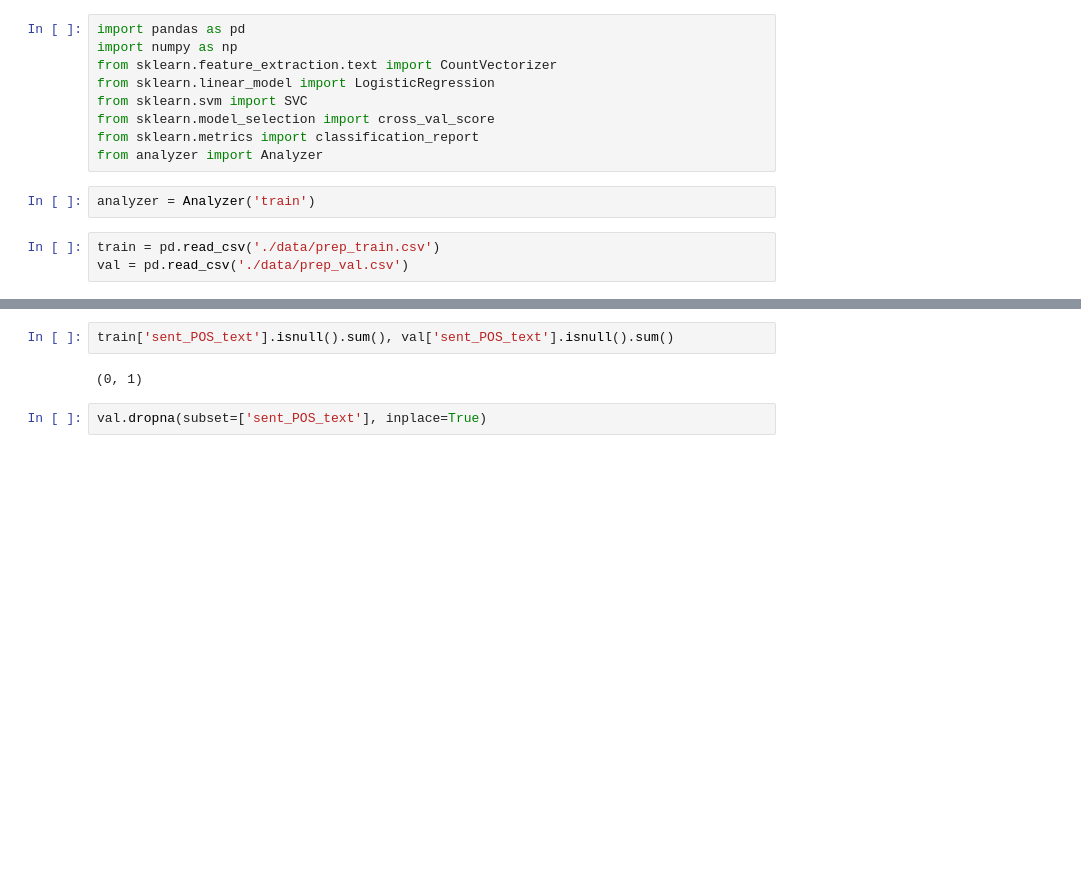
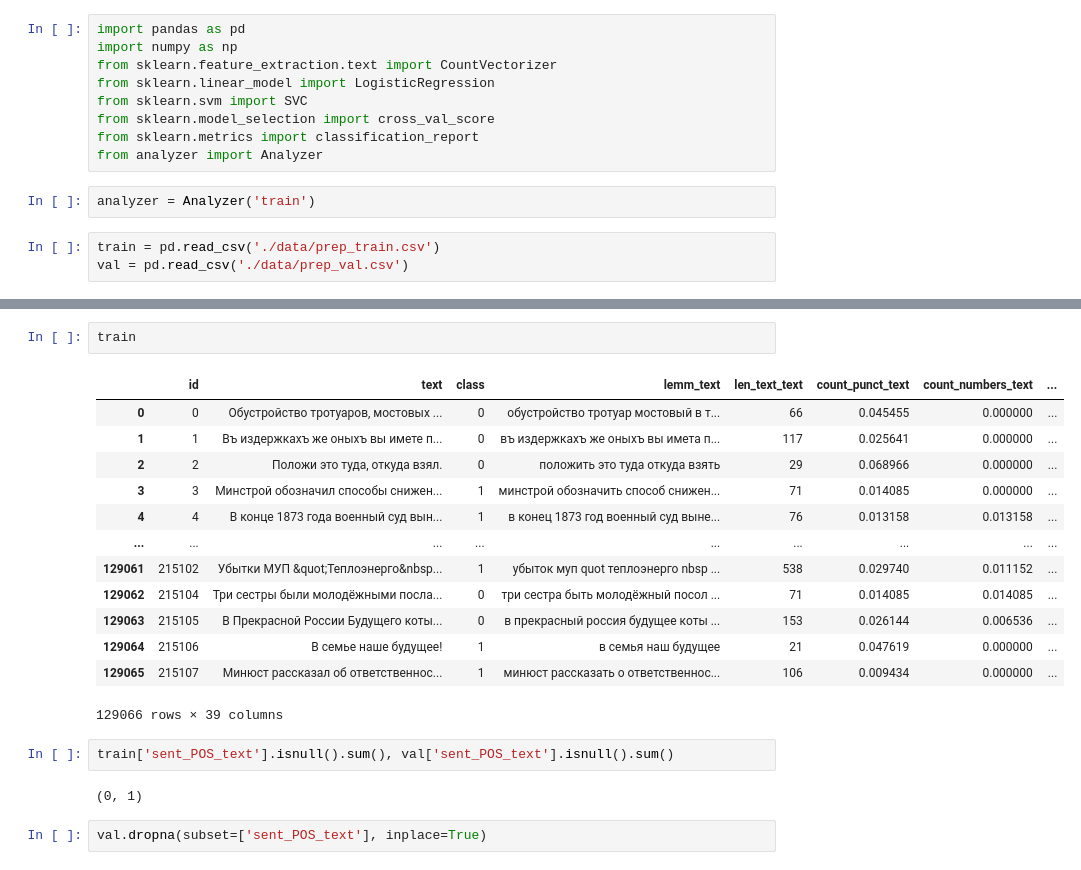
Before and after one commit to tumanov-a/RuATD, a Jupyter notebook: bow_on_pos_tags.ipynb, the cells around one changed output, grey strips where cells are left out. Drawn from its saved outputs; the diff is of its cells as text; blank space fills up the shorter version.

```diff
--- a/bow_on_pos_tags.ipynb
+++ b/bow_on_pos_tags.ipynb
@@ -15,3 +30,19 @@ val = pd.read_csv('./data/prep_val.csv')
+# %%
+train
+# %% [output]
+|  | id | text | class | lemm_text | len_text_text | count_punct_text | count_numbers_text | ... |
+| 0 | 0 | Обустройство тротуаров, мостовых ... | 0 | обустройство тротуар мостовый в т... | 66 | 0.045455 | 0.000000 | ... |
+| 1 | 1 | Въ издержкахъ же оныхъ вы имете п... | 0 | въ издержкахъ же оныхъ вы имета п... | 117 | 0.025641 | 0.000000 | ... |
+| 2 | 2 | Положи это туда, откуда взял. | 0 | положить это туда откуда взять | 29 | 0.068966 | 0.000000 | ... |
+| 3 | 3 | Минстрой обозначил способы снижен... | 1 | минстрой обозначить способ снижен... | 71 | 0.014085 | 0.000000 | ... |
+| 4 | 4 | В конце 1873 года военный суд вын... | 1 | в конец 1873 год военный суд выне... | 76 | 0.013158 | 0.013158 | ... |
+| ... | ... | ... | ... | ... | ... | ... | ... | ... |
+| 129061 | 215102 | Убытки МУП &quot;Теплоэнерго&nbsp... | 1 | убыток муп quot теплоэнерго nbsp ... | 538 | 0.029740 | 0.011152 | ... |
+| 129062 | 215104 | Три сестры были молодёжными посла... | 0 | три сестра быть молодёжный посол ... | 71 | 0.014085 | 0.014085 | ... |
+| 129063 | 215105 | В Прекрасной России Будущего коты... | 0 | в прекрасный россия будущее коты ... | 153 | 0.026144 | 0.006536 | ... |
+| 129064 | 215106 | В семье наше будущее! | 1 | в семья наш будущее | 21 | 0.047619 | 0.000000 | ... |
+| 129065 | 215107 | Минюст рассказал об ответственнос... | 1 | минюст рассказать о ответственнос... | 106 | 0.009434 | 0.000000 | ... |
+129066 rows × 39 columns
 # %%
 train['sent_POS_text'].isnull().sum(), val['sent_POS_text'].isnull().sum()
 # %% [output]
```
Also changed, not shown: parts of 9 cells of this notebook, 9 other files.
